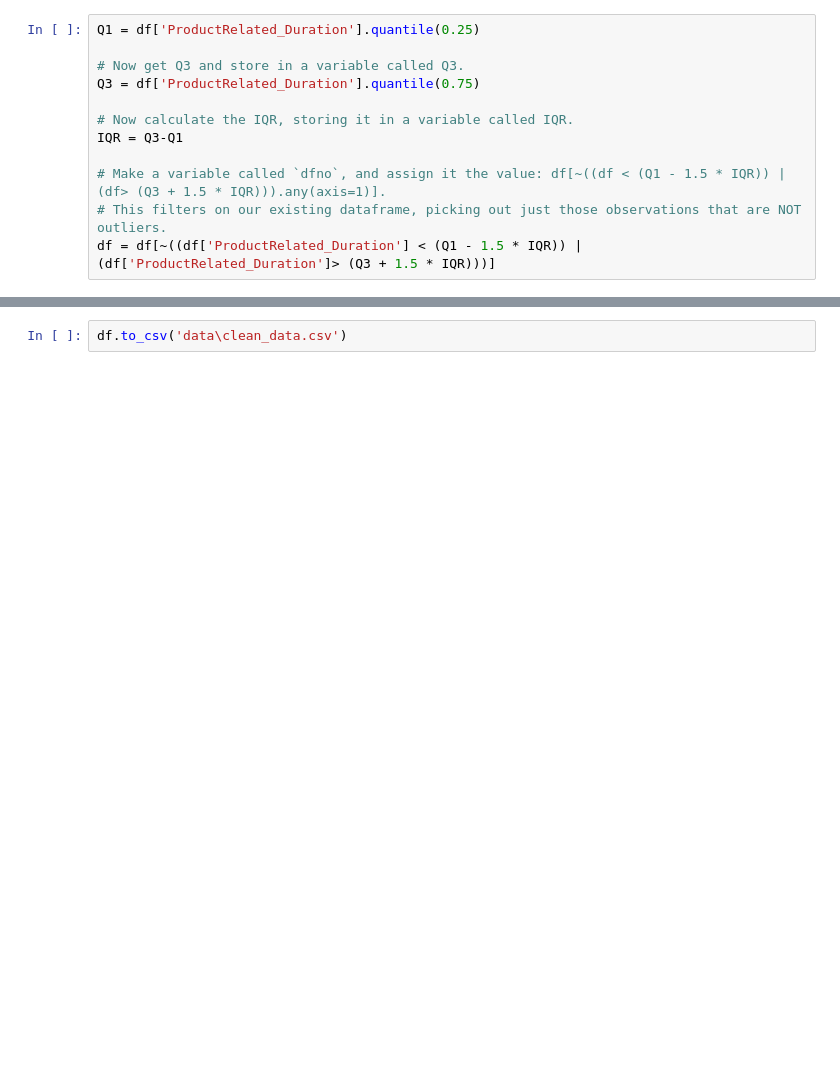
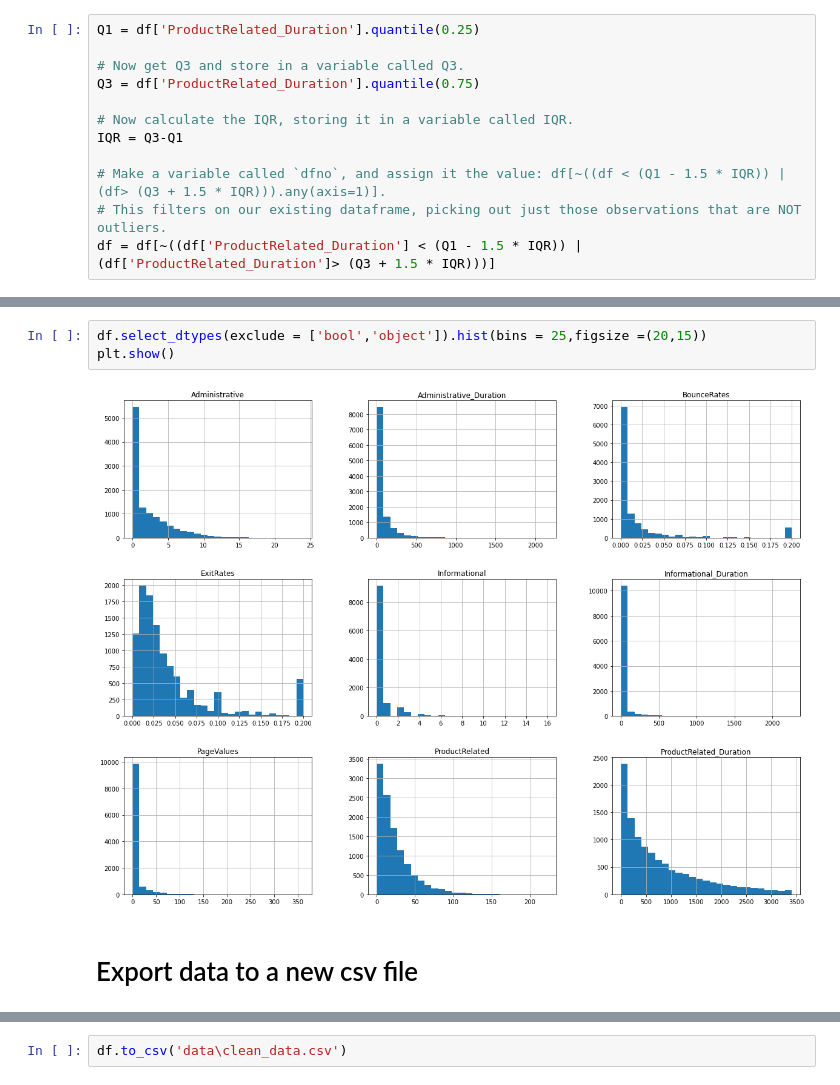
Before and after one commit to SanjaPanda/Online-Shopper-Intention-Capstone, a Jupyter notebook: Data Wrangling.ipynb, the cells around one changed output, grey strips where cells are left out. Saved outputs shown, nothing was run; the diff lists cells and outputs as text; blank space fills up the shorter version.

Commit message:
Data Wrangling Update

```diff
--- a/Data Wrangling.ipynb
+++ b/Data Wrangling.ipynb
@@ -356,3 +385,10 @@ df = df[~((df['ProductRelated_Duration'] < (Q1 - 1.5 * IQR)) |(df['ProductRelate
+# %%
+df.select_dtypes(exclude = ['bool','object']).hist(bins = 25,figsize =(20,15))
+plt.show()
+# %% [output]
+[figure, added]
+# %% [markdown]
+# Export data to a new csv file
 # %%
 df.info()
 # %% [output]
```
Also changed, not shown: parts of 21 cells of this notebook, 1 other file.
